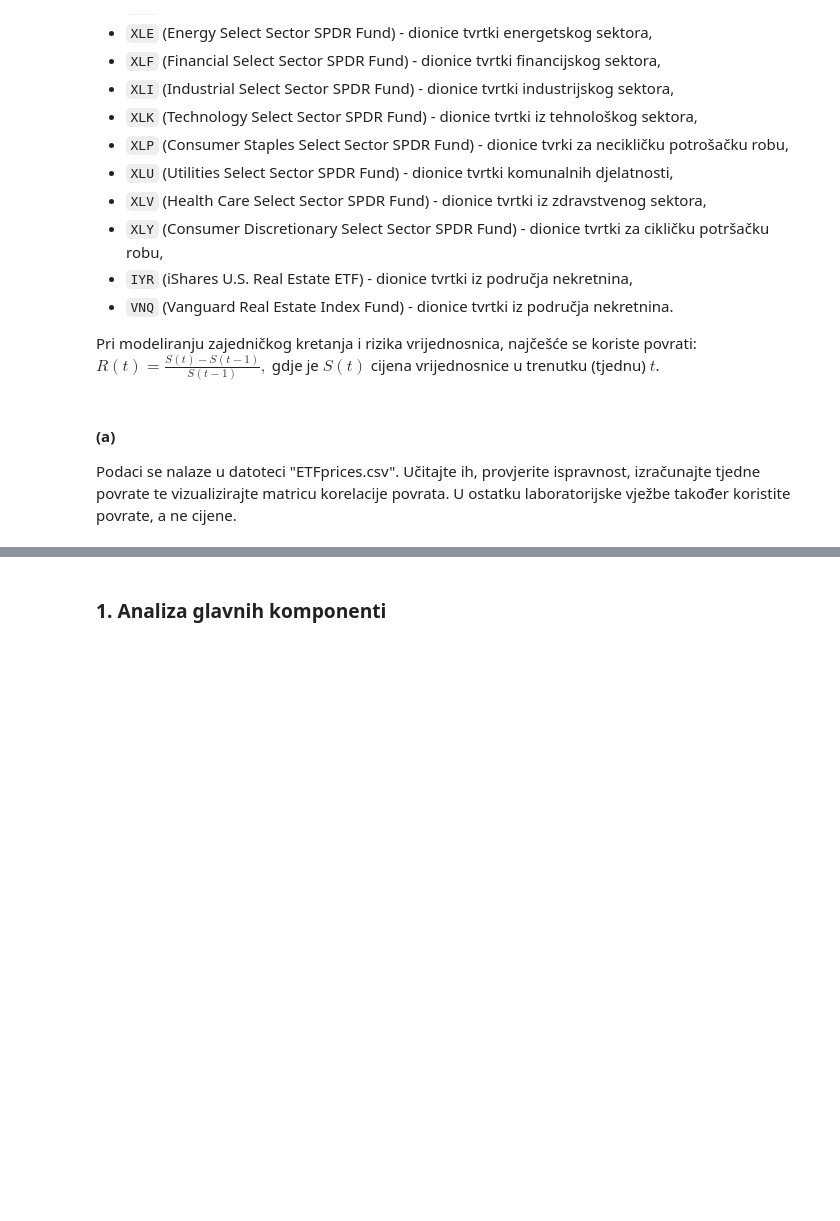
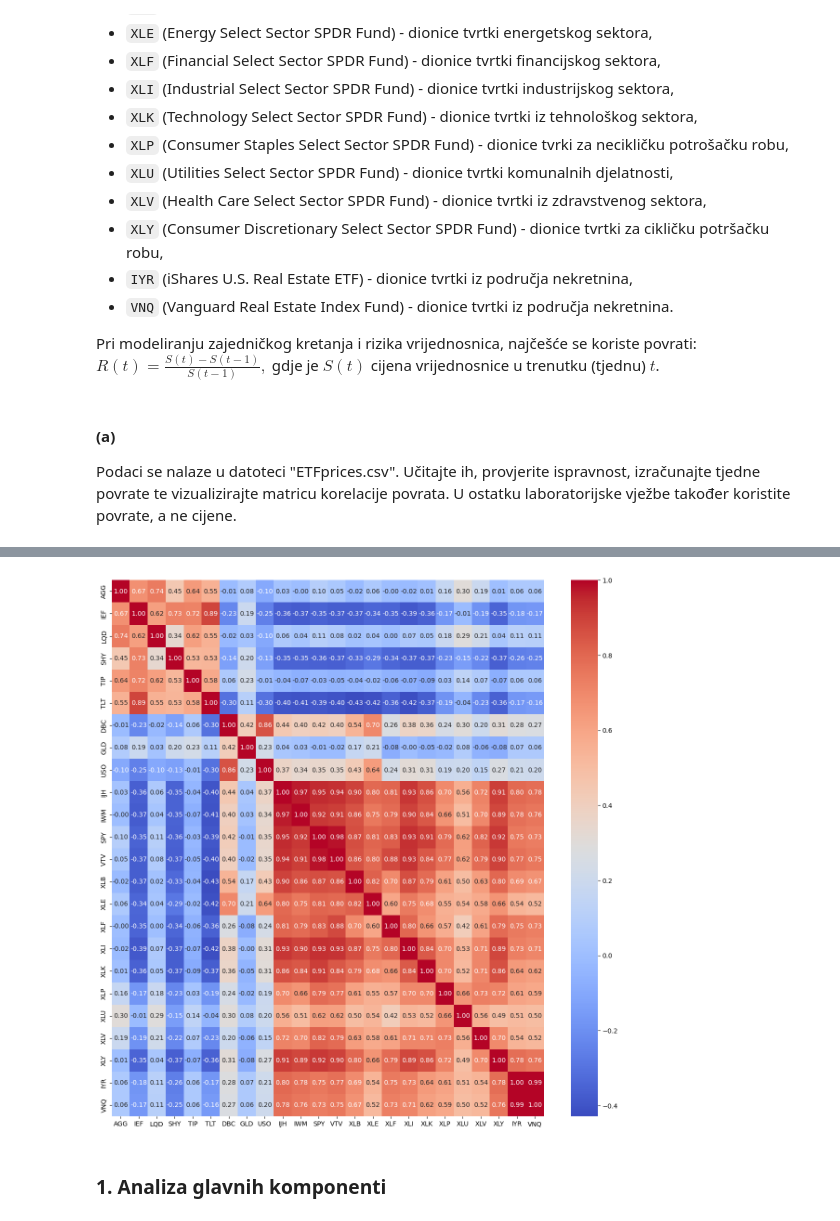
Before and after one commit to sskender/multivariate-data-analysis, a Jupyter notebook: 2023/lab2/SVEN_SKENDER_0036507654.ipynb, the cells around one changed output, grey strips where cells are left out. Cells and saved outputs as stored; diff of their text form; code cells hidden in the pictures; blank space fills up the shorter version.

```diff
--- a/2023/lab2/SVEN_SKENDER_0036507654.ipynb
+++ b/2023/lab2/SVEN_SKENDER_0036507654.ipynb
@@ -59,3 +63,5 @@ Pri modeliranju zajedničkog kretanja i rizika vrijednosnica, najčešće se kor
 Podaci se nalaze u datoteci "ETFprices.csv". Učitajte ih, provjerite ispravnost, izračunajte tjedne povrate te vizualizirajte matricu korelacije povrata. U ostatku laboratorijske vježbe također koristite povrate, a ne cijene.
 # %%
 # <Vaš kôd ovdje>
+
+df = pd.read_csv('ETFprices.csv', index_col='Time', parse_dates=True).dropna()
@@ -61,0 +98,7 @@ Podaci se nalaze u datoteci "ETFprices.csv". Učitajte ih, provjerite ispravnost
+# %%
+# povrati
+
+for column in df.columns:
+    df[column] = (df[column] - df[column].shift(1)) / df[column].shift(1)
+
+df = df.dropna()
@@ -62,3 +122,12 @@ Podaci se nalaze u datoteci "ETFprices.csv". Učitajte ih, provjerite ispravnost
+# %%
+# vizualizirajte matricu korelacije povrata
+
+corr_matrix = df.corr()
+plt.figure(figsize=(15, 15))
+sns.heatmap(corr_matrix, annot=True, cmap='coolwarm', fmt='.2f')
+plt.show()
+# %% [output]
+[figure, added]
 # %% [markdown]
 ### 1. Analiza glavnih komponenti
 # %% [markdown]
```
Also changed, not shown: parts of 4 cells of this notebook.
